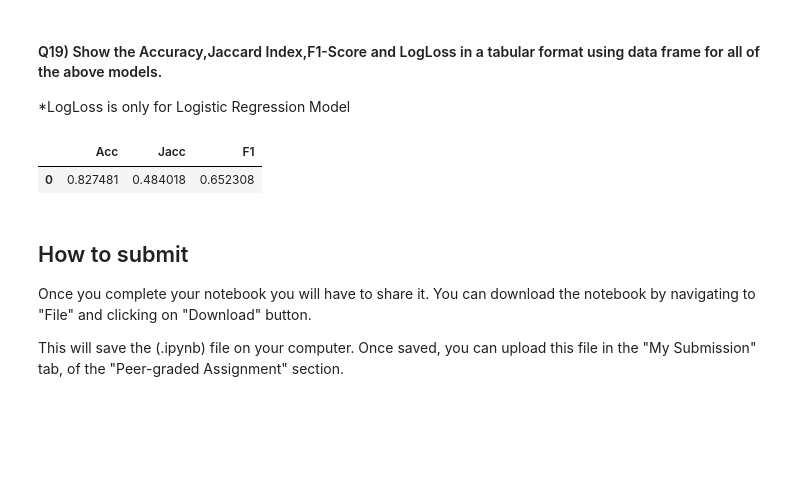
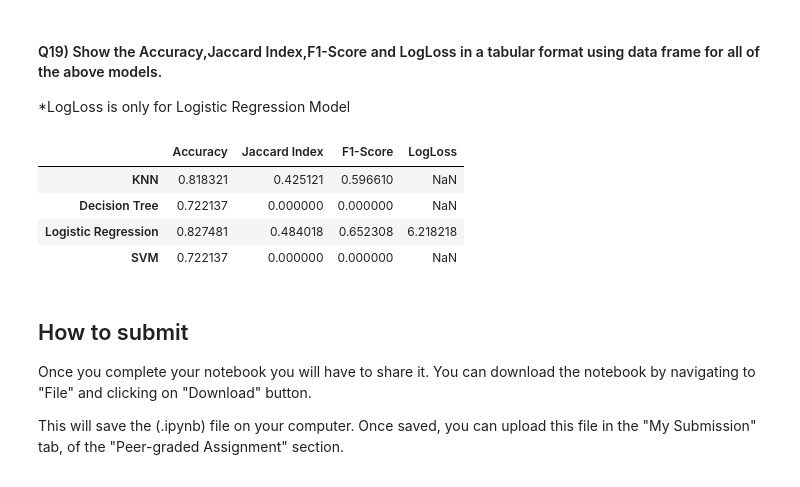
Before and after one commit to plknit00/ML_Python_Project, a Jupyter notebook: ML_Pythpn_Project.ipynb, the cells around one changed output. Drawn from its saved outputs; the diff is of its cells as text; code cells hidden in the pictures; blank space fills up the shorter version.

```diff
--- a/ML_Pythpn_Project.ipynb
+++ b/ML_Pythpn_Project.ipynb
@@ -233,13 +232,3 @@ Acc:  0.8274809160305343  Jacc:  0.4840182648401826  F1:  0.6523076923076923
 #### Q9) Create and train a Decision Tree model called Tree using the training data (`x_train`, `y_train`).
 # %%
 #Enter Your Code, Execute and take the Screenshot
-# %%
-from sklearn.utils.class_weight import compute_sample_weight
-import time
-w_train = compute_sample_weight('balanced', y_train)
-from sklearn.tree import DecisionTreeClassifier
-sklearn_dt = DecisionTreeClassifier(max_depth=4, random_state=35)
-t0 = time.time()
-sklearn_dt.fit(x_train, y_train, sample_weight=w_train)
-sklearn_time = time.time()-t0
-print("[Scikit-Learn] Training time (s):  {0:.5f}".format(sklearn_time))
@@ -247,0 +235,3 @@ print("[Scikit-Learn] Training time (s):  {0:.5f}".format(sklearn_time))
+# %%
+Tree = DecisionTreeClassifier()
+Tree.fit(x_train, y_train)
@@ -254,3 +244,5 @@ predictions = sklearn_dt.predict_proba(x_test)[:,1]
+# %%
+predictions = Tree.predict(x_test)
 # %% [markdown]
 #### Q11) Using the `predictions` and the `y_test` dataframe calculate the value for each metric using the appropriate function.
 # %%
@@ -306,7 +298,7 @@ Acc:  0.8274809160305343  Jacc:  0.4840182648401826  F1:  0.6523076923076923  Lo
 #Enter Your Code, Execute and take the Screenshot
 # %%
 from sklearn import svm
-SVM = svm.SVC(kernel='rbf')
+SVM = svm.SVC()
 SVM.fit(x_train, y_train)
 # %% [output]
 SVC()
@@ -333,13 +325,23 @@ Acc:  0.8274809160305343  Jacc:  0.4840182648401826  F1:  0.6523076923076923
 \*LogLoss is only for Logistic Regression Model
 # %%
 #Enter Your Code, Execute and take the Screenshot
-# %%
-dict = {'Acc': KNN_Accuracy_Score,'Jacc':KNN_JaccardIndex, 'F1': KNN_F1_Score}
-Report = pd.DataFrame([dict])
-Report
-# %% [output]
-|  | Acc | Jacc | F1 |
-| 0 | 0.827481 | 0.484018 | 0.652308 |
+# %%
+metrics_dict = {
+    'KNN': [KNN_Accuracy_Score,KNN_JaccardIndex,KNN_F1_Score],
+    'Decision Tree':[Tree_Accuracy_Score,Tree_JaccardIndex,Tree_F1_Score],
+    'Logistic Regression': [LR_Accuracy_Score,LR_JaccardIndex,LR_F1_Score,LR_Log_Loss],
+    'SVM': [SVM_Accuracy_Score,SVM_JaccardIndex,SVM_F1_Score]
+}
+
+Report = pd.DataFrame.from_dict(metrics_dict,columns=['Accuracy', 'Jaccard Index', 'F1-Score', 'LogLoss'],orient ='index')
+Report.rename_axis('Model').reset_index(inplace = True)
+Report
+# %% [output]
+|  | Accuracy | Jaccard Index | F1-Score | LogLoss |
+| KNN | 0.818321 | 0.425121 | 0.596610 | NaN |
+| Decision Tree | 0.722137 | 0.000000 | 0.000000 | NaN |
+| Logistic Regression | 0.827481 | 0.484018 | 0.652308 | 6.218218 |
+| SVM | 0.722137 | 0.000000 | 0.000000 | NaN |
 # %% [markdown]
 <h2 id="Section_5">  How to submit </h2>
 
```
Also changed, not shown: parts of 10 cells of this notebook.
